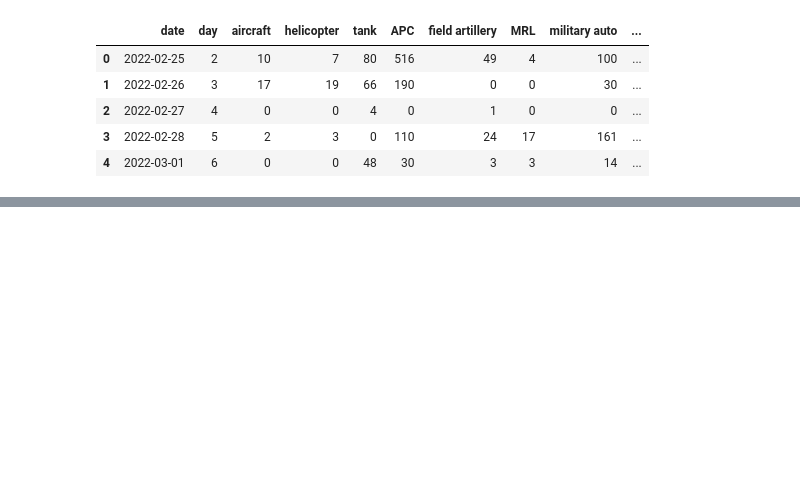
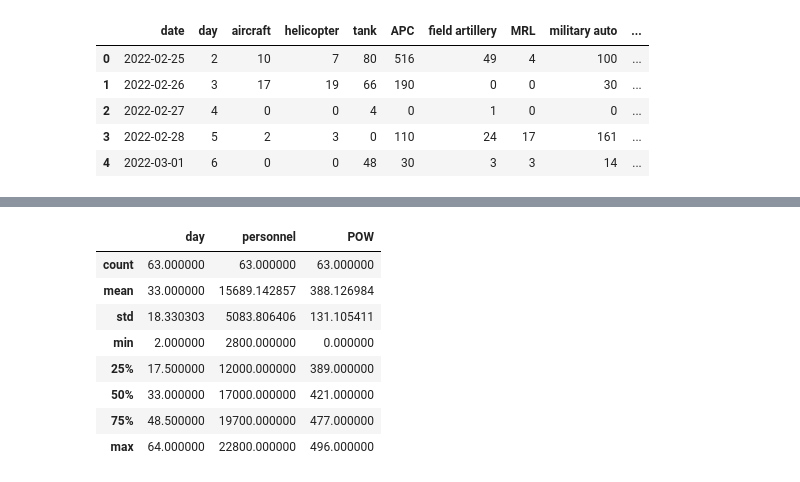
Before and after one commit to DhanushNarayanan7/Ukraine-Russia-Analysis, a Jupyter notebook: Ukraine_Russia_2022_Analysis.ipynb, the cells around one changed output, grey strips where cells are left out. Cells and saved outputs as stored; diff of their text form; code cells hidden in the pictures; blank space fills up the shorter version.

```diff
--- a/Ukraine_Russia_2022_Analysis.ipynb
+++ b/Ukraine_Russia_2022_Analysis.ipynb
@@ -230,0 +237,12 @@ plt.show()
+# %%
+df_personnel.describe()
+# %% [output]
+|  | day | personnel | POW |
+| count | 63.000000 | 63.000000 | 63.000000 |
+| mean | 33.000000 | 15689.142857 | 388.126984 |
+| std | 18.330303 | 5083.806406 | 131.105411 |
+| min | 2.000000 | 2800.000000 | 0.000000 |
+| 25% | 17.500000 | 12000.000000 | 389.000000 |
+| 50% | 33.000000 | 17000.000000 | 421.000000 |
+| 75% | 48.500000 | 19700.000000 | 477.000000 |
+| max | 64.000000 | 22800.000000 | 496.000000 |
```
Also changed, not shown: parts of 12 cells of this notebook.
